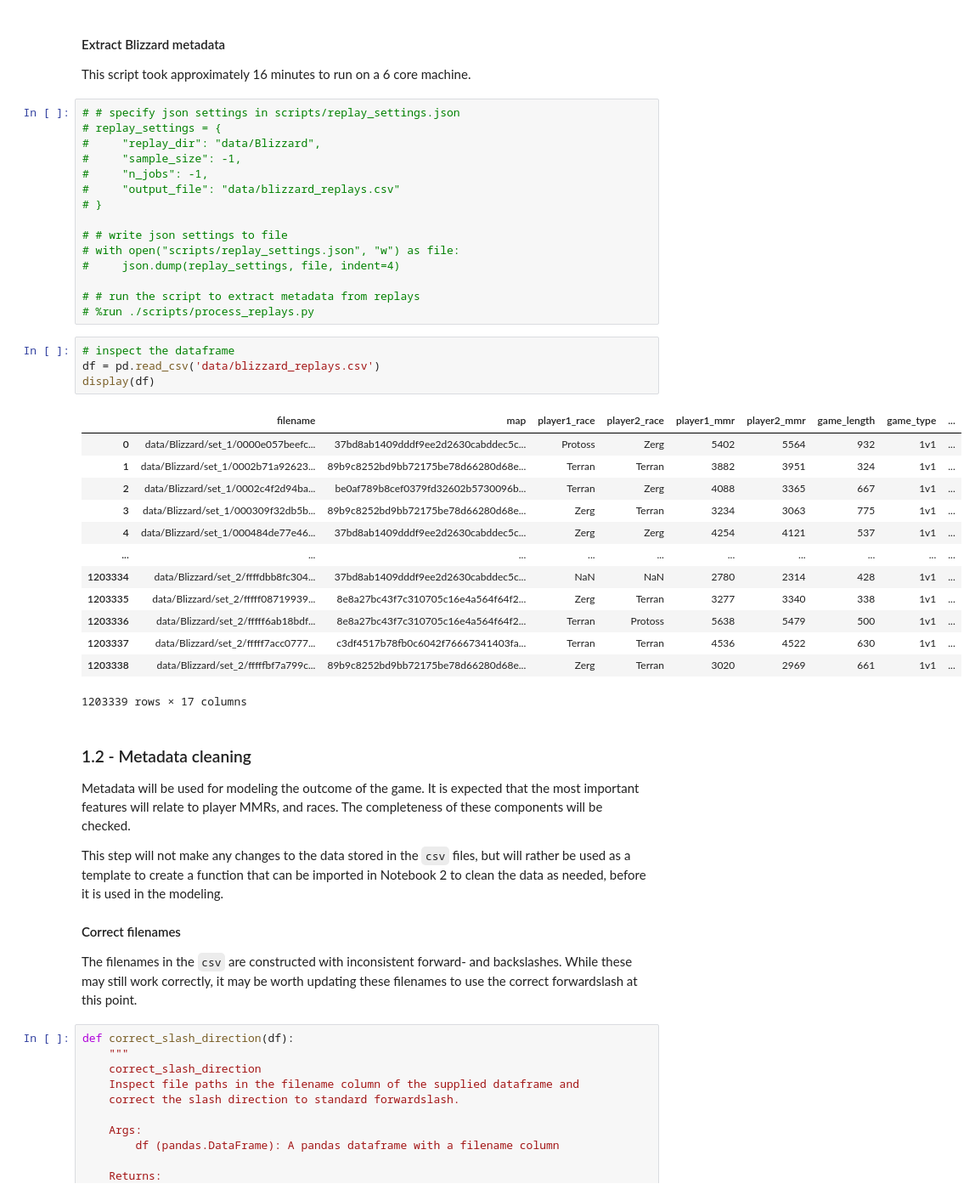
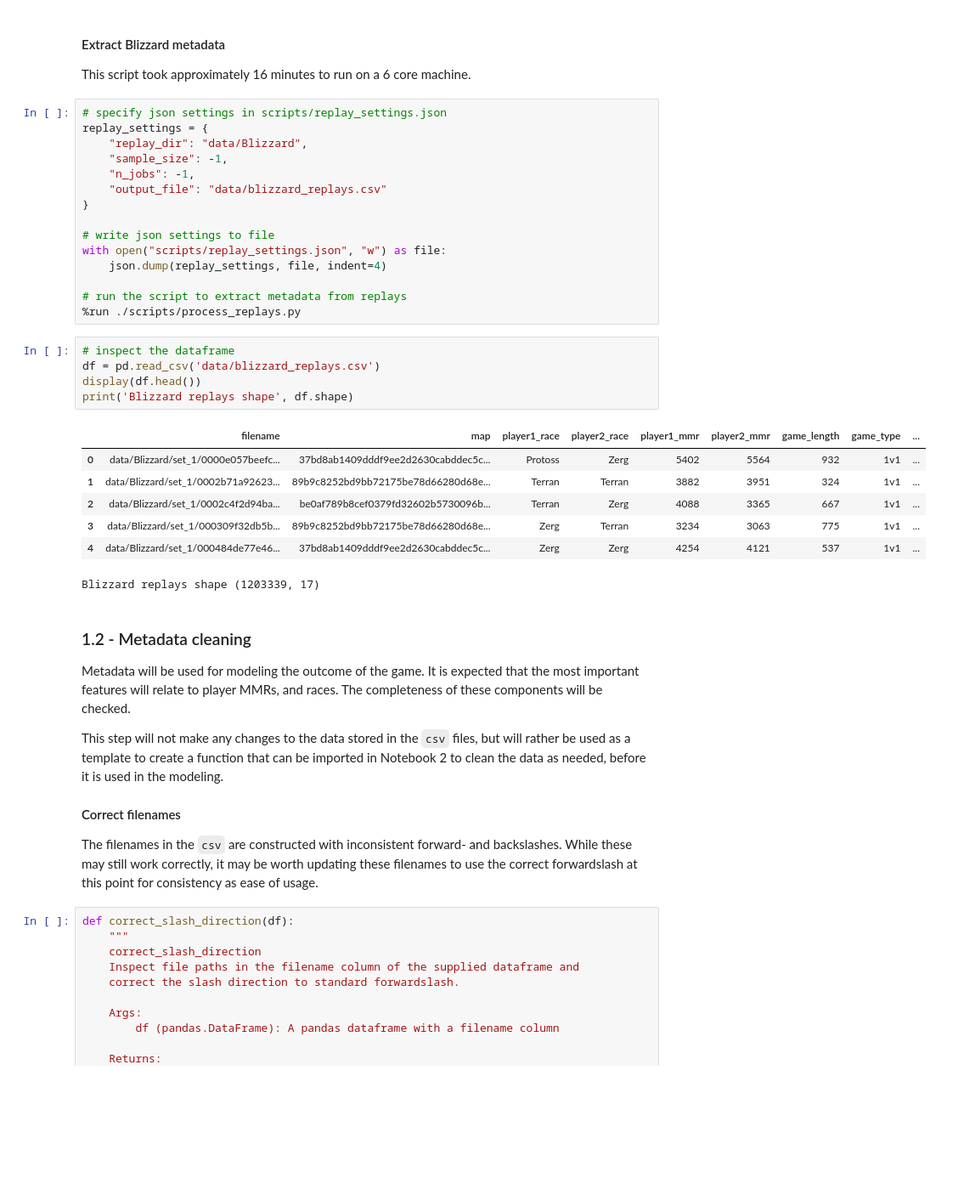
Before and after one commit to jared-a-lloyd/sc2-modeling, a Jupyter notebook: Notebook 1 - Data Collection.ipynb, the cells around one changed output. Shown at 85% size. Saved outputs shown, nothing was run; the diff lists cells and outputs as text; blank space fills up the shorter version.

```diff
--- a/Notebook 1 - Data Collection.ipynb
+++ b/Notebook 1 - Data Collection.ipynb
@@ -572,38 +618,33 @@ display(df)
 #### Extract Blizzard metadata
 This script took approximately 16 minutes to run on a 6 core machine.
 # %%
-# # specify json settings in scripts/replay_settings.json
-# replay_settings = {
-#     "replay_dir": "data/Blizzard",
-#     "sample_size": -1,
-#     "n_jobs": -1,
-#     "output_file": "data/blizzard_replays.csv"
-# }
+# specify json settings in scripts/replay_settings.json
+replay_settings = {
+    "replay_dir": "data/Blizzard",
+    "sample_size": -1,
+    "n_jobs": -1,
+    "output_file": "data/blizzard_replays.csv"
+}
 
-# # write json settings to file
-# with open("scripts/replay_settings.json", "w") as file:
-#     json.dump(replay_settings, file, indent=4)
+# write json settings to file
+with open("scripts/replay_settings.json", "w") as file:
+    json.dump(replay_settings, file, indent=4)
 
-# # run the script to extract metadata from replays
-# %run ./scripts/process_replays.py
+# run the script to extract metadata from replays
+%run ./scripts/process_replays.py
 # %%
 # inspect the dataframe
 df = pd.read_csv('data/blizzard_replays.csv')
-display(df)
+display(df.head())
+print('Blizzard replays shape', df.shape)
 # %% [output]
 |  | filename | map | player1_race | player2_race | player1_mmr | player2_mmr | game_length | game_type | ... |
 | 0 | data/Blizzard/set_1/0000e057beefc... | 37bd8ab1409dddf9ee2d2630cabddec5c... | Protoss | Zerg | 5402 | 5564 | 932 | 1v1 | ... |
 | 1 | data/Blizzard/set_1/0002b71a92623... | 89b9c8252bd9bb72175be78d66280d68e... | Terran | Terran | 3882 | 3951 | 324 | 1v1 | ... |
 | 2 | data/Blizzard/set_1/0002c4f2d94ba... | be0af789b8cef0379fd32602b5730096b... | Terran | Zerg | 4088 | 3365 | 667 | 1v1 | ... |
 | 3 | data/Blizzard/set_1/000309f32db5b... | 89b9c8252bd9bb72175be78d66280d68e... | Zerg | Terran | 3234 | 3063 | 775 | 1v1 | ... |
 | 4 | data/Blizzard/set_1/000484de77e46... | 37bd8ab1409dddf9ee2d2630cabddec5c... | Zerg | Zerg | 4254 | 4121 | 537 | 1v1 | ... |
-| ... | ... | ... | ... | ... | ... | ... | ... | ... | ... |
-| 1203334 | data/Blizzard/set_2/ffffdbb8fc304... | 37bd8ab1409dddf9ee2d2630cabddec5c... | NaN | NaN | 2780 | 2314 | 428 | 1v1 | ... |
-| 1203335 | data/Blizzard/set_2/fffff08719939... | 8e8a27bc43f7c310705c16e4a564f64f2... | Zerg | Terran | 3277 | 3340 | 338 | 1v1 | ... |
-| 1203336 | data/Blizzard/set_2/fffff6ab18bdf... | 8e8a27bc43f7c310705c16e4a564f64f2... | Terran | Protoss | 5638 | 5479 | 500 | 1v1 | ... |
-| 1203337 | data/Blizzard/set_2/fffff7acc0777... | c3df4517b78fb0c6042f76667341403fa... | Terran | Terran | 4536 | 4522 | 630 | 1v1 | ... |
-| 1203338 | data/Blizzard/set_2/fffffbf7a799c... | 89b9c8252bd9bb72175be78d66280d68e... | Zerg | Terran | 3020 | 2969 | 661 | 1v1 | ... |
-1203339 rows × 17 columns
+Blizzard replays shape (1203339, 17)
 # %% [markdown]
 ### 1.2 - Metadata cleaning
 Metadata will be used for modeling the outcome of the game. It is expected that the most important features will relate to player MMRs, and races. The completeness of these components will be checked.
@@ -612,7 +653,7 @@ This step will not make any changes to the data stored in the `csv` files, but w
 
 #### Correct filenames
 The filenames in the `csv` are constructed with inconsistent forward- and backslashes. While these may still
-work correctly, it may be worth updating these filenames to use the correct forwardslash at this point.
+work correctly, it may be worth updating these filenames to use the correct forwardslash at this point for consistency as ease of usage.
 # %%
 def correct_slash_direction(df):
     """
```
Also changed, not shown: parts of 51 cells of this notebook, 8 other files.
